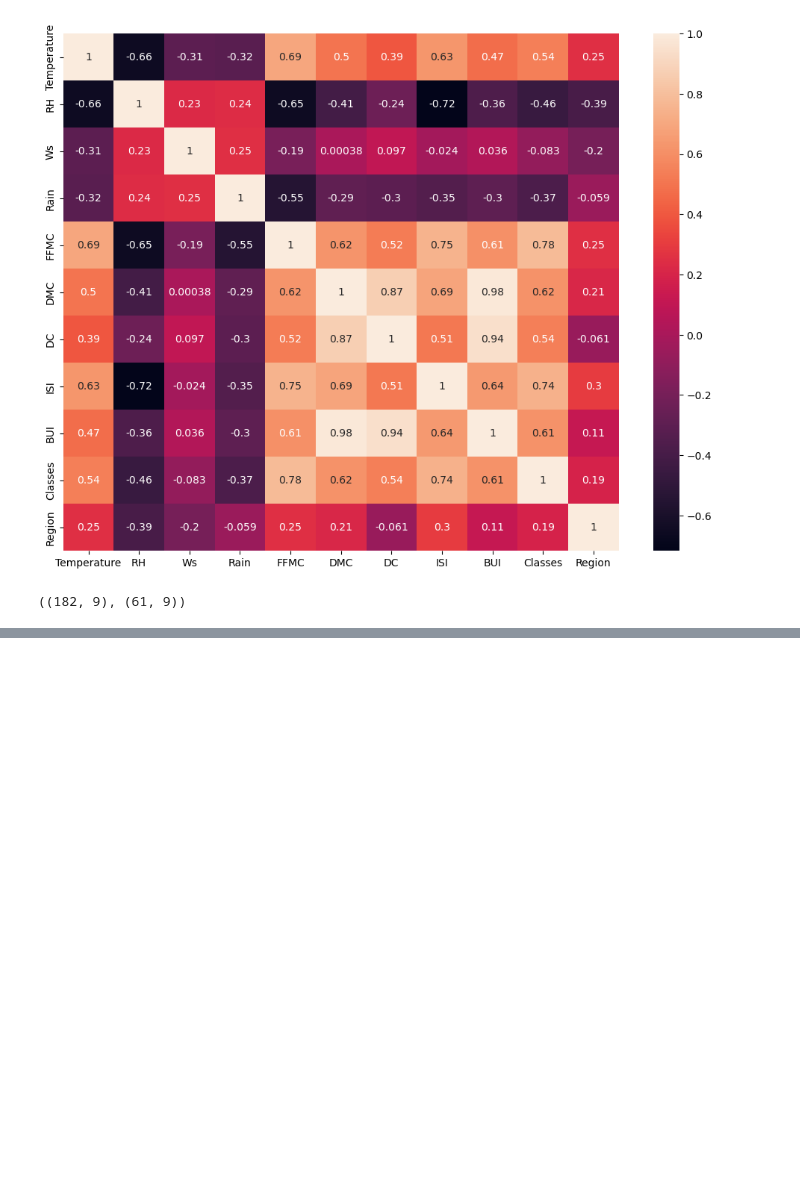
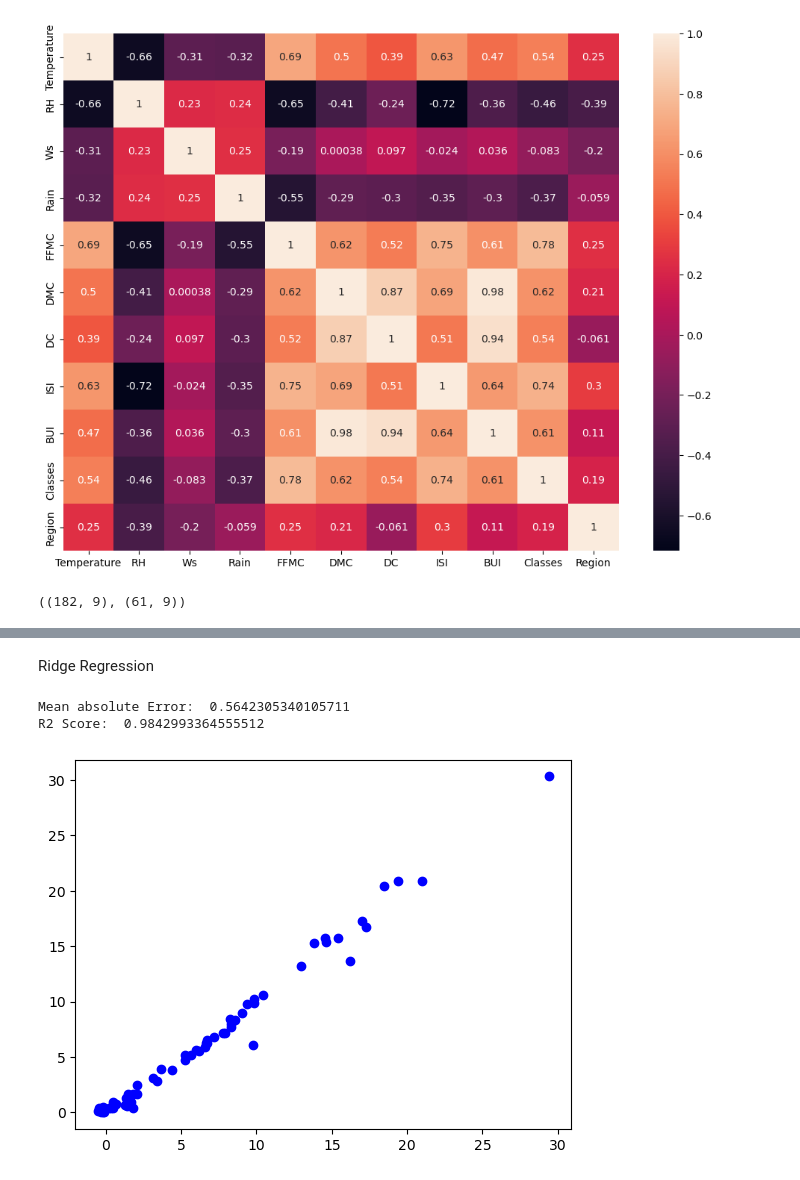
Before and after one commit to av-datadev/expedition, a Jupyter notebook: Python/AI/ML/Ridge Lassso Elastic Regression Practicals/Model_traning.ipynb, the cells around one changed output, grey strips where cells are left out. Saved outputs shown, nothing was run; the diff lists cells and outputs as text; code cells hidden in the pictures; blank space fills up the shorter version.

```diff
--- a/Python/AI/ML/Ridge Lassso Elastic Regression Practicals/Model_traning.ipynb
+++ b/Python/AI/ML/Ridge Lassso Elastic Regression Practicals/Model_traning.ipynb
@@ -136,0 +236,23 @@ X_train.shape,X_test.shape
+# %% [markdown]
+Ridge Regression
+# %%
+from sklearn.linear_model import Ridge
+from sklearn.metrics import mean_absolute_error,r2_score
+ridge = Ridge()
+ridge.fit(X_train_scaled,y_train)
+
+y_pred = ridge.predict(X_test_scaled)
+
+mae = mean_absolute_error(y_test,y_pred)
+r2 = r2_score(y_test,y_pred)
+
+
+print('Mean absolute Error: ',mae)
+print('R2 Score: ',r2)
+
+plt.scatter(y_pred,y_test,color='blue')
+plt.show()
+# %% [output]
+Mean absolute Error:  0.5642305340105711
+R2 Score:  0.9842993364555512
+[figure, added]
```
Also changed, not shown: parts of 19 cells of this notebook, 8 other files.
